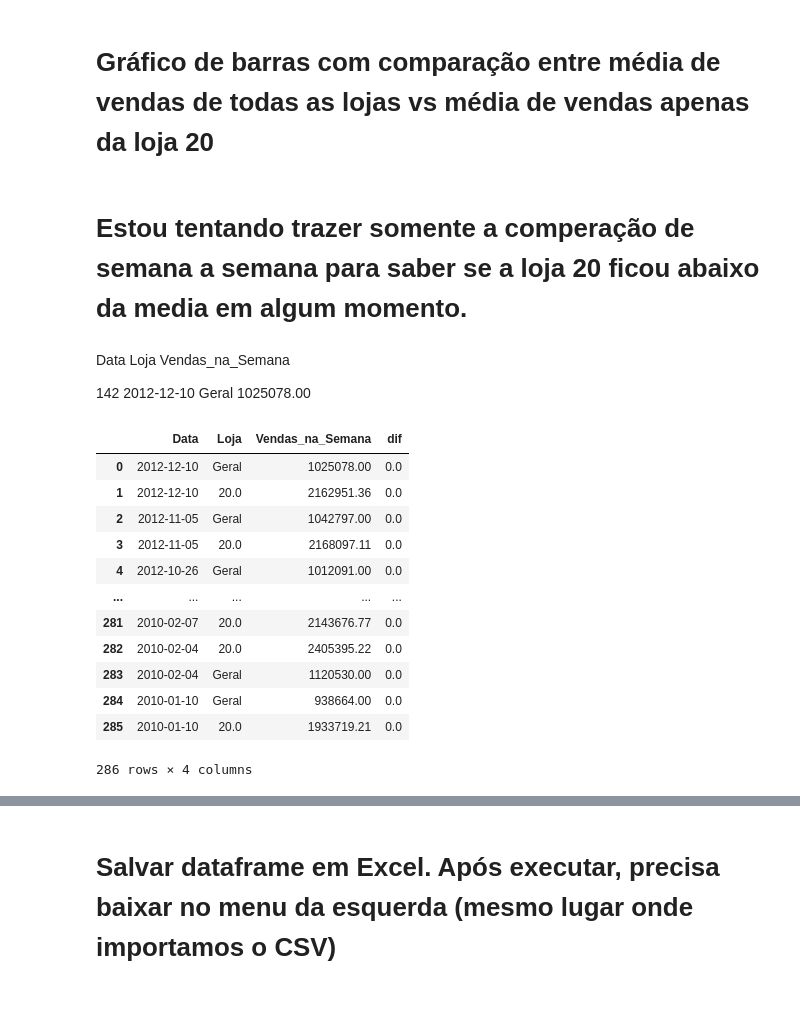
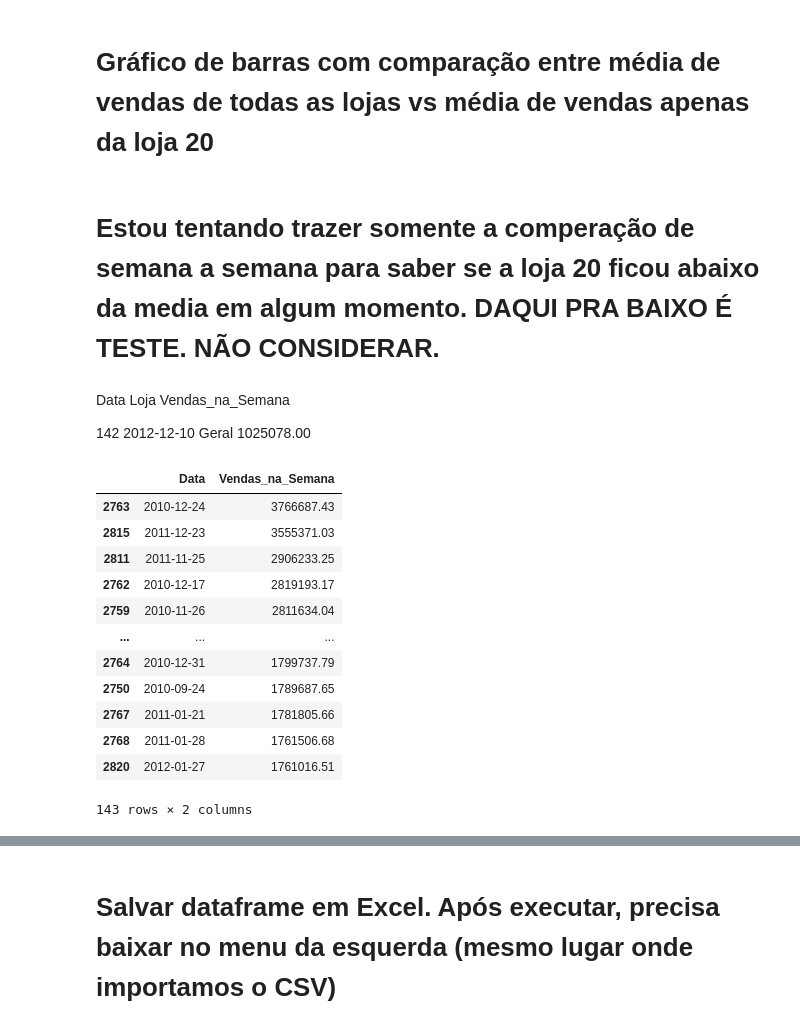
Before and after one commit to BenKefa/projetoGit, a Jupyter notebook: MiniProjeto_DBC_Slot4.ipynb, the cells around one changed output, grey strips where cells are left out. Saved outputs shown, nothing was run; the diff lists cells and outputs as text; code cells hidden in the pictures; blank space fills up the shorter version.

```diff
--- a/MiniProjeto_DBC_Slot4.ipynb
+++ b/MiniProjeto_DBC_Slot4.ipynb
@@ -481,7 +481,7 @@ plt.xlabel ('Loja')
 plt.ylabel ('Media de vendas por semana')
 plt.show()
 # %% [markdown]
-# Estou tentando trazer somente a comperação de semana a semana para saber se a loja 20 ficou abaixo da media em algum momento.
+# Estou tentando trazer somente a comperação de semana a semana para saber se a loja 20 ficou abaixo da media em algum momento.   DAQUI PRA BAIXO É TESTE. NÃO CONSIDERAR.
 # %% [markdown]
 Data	Loja	Vendas_na_Semana
 
@@ -496,17 +489,17 @@ df_diferenca = new_column.to_frame().rename(columns={0: "dif"})
-# %%
-df_final = pd.merge(comparacao_geral_vs_loja_20, df_diferenca, on="Vendas_na_Semana")
-df_final
-# %% [output]
-|  | Data | Loja | Vendas_na_Semana | dif |
-| 0 | 2012-12-10 | Geral | 1025078.00 | 0.0 |
-| 1 | 2012-12-10 | 20.0 | 2162951.36 | 0.0 |
-| 2 | 2012-11-05 | Geral | 1042797.00 | 0.0 |
-| 3 | 2012-11-05 | 20.0 | 2168097.11 | 0.0 |
-| 4 | 2012-10-26 | Geral | 1012091.00 | 0.0 |
-| ... | ... | ... | ... | ... |
-| 281 | 2010-02-07 | 20.0 | 2143676.77 | 0.0 |
-| 282 | 2010-02-04 | 20.0 | 2405395.22 | 0.0 |
-| 283 | 2010-02-04 | Geral | 1120530.00 | 0.0 |
-| 284 | 2010-01-10 | Geral | 938664.00 | 0.0 |
-| 285 | 2010-01-10 | 20.0 | 1933719.21 | 0.0 |
-286 rows × 4 columns
+# %%
+df20 = loja20[['Data', 'Vendas_na_Semana']]
+df20
+# %% [output]
+|  | Data | Vendas_na_Semana |
+| 2763 | 2010-12-24 | 3766687.43 |
+| 2815 | 2011-12-23 | 3555371.03 |
+| 2811 | 2011-11-25 | 2906233.25 |
+| 2762 | 2010-12-17 | 2819193.17 |
+| 2759 | 2010-11-26 | 2811634.04 |
+| ... | ... | ... |
+| 2764 | 2010-12-31 | 1799737.79 |
+| 2750 | 2010-09-24 | 1789687.65 |
+| 2767 | 2011-01-21 | 1781805.66 |
+| 2768 | 2011-01-28 | 1761506.68 |
+| 2820 | 2012-01-27 | 1761016.51 |
+143 rows × 2 columns
```
Also changed, not shown: parts of 8 cells of this notebook.
